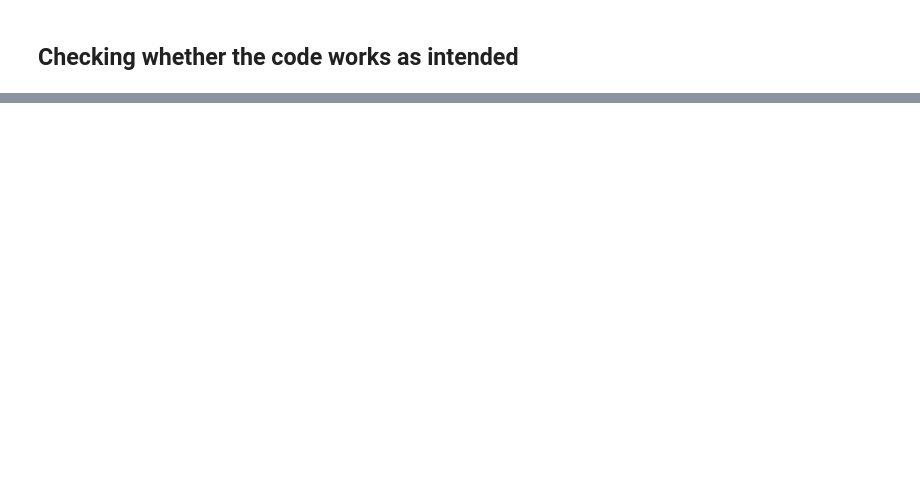
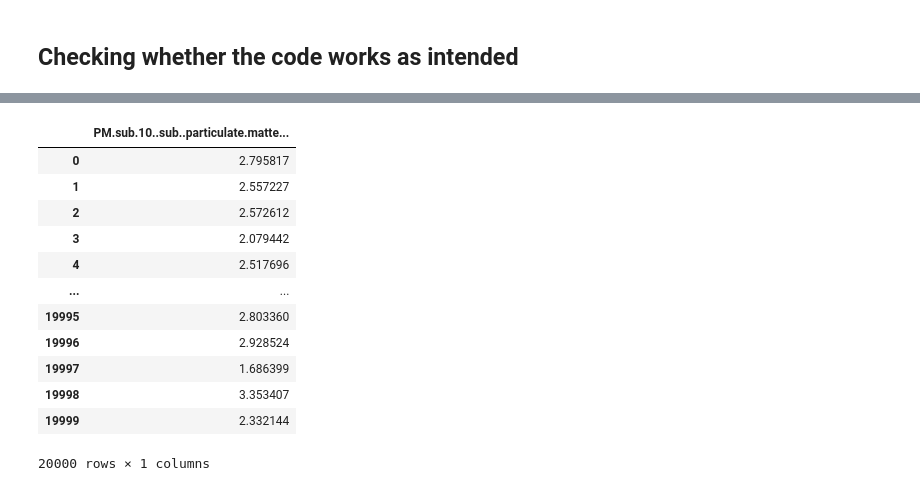
Before and after one commit to Bartosz-G/non-homogenous-data-working-repo, a Jupyter notebook: LcnExperiment.ipynb, the cells around one changed output, grey strips where cells are left out. Drawn from its saved outputs; the diff is of its cells as text; code cells hidden in the pictures; blank space fills up the shorter version.

```diff
--- a/LcnExperiment.ipynb
+++ b/LcnExperiment.ipynb
@@ -480,0 +587,16 @@ X, y, categorical_indicator, attribute_names = data_pre_processing.apply(model,
+# %%
+y
+# %% [output]
+|  | PM.sub.10..sub..particulate.matte... |
+| 0 | 2.795817 |
+| 1 | 2.557227 |
+| 2 | 2.572612 |
+| 3 | 2.079442 |
+| 4 | 2.517696 |
+| ... | ... |
+| 19995 | 2.803360 |
+| 19996 | 2.928524 |
+| 19997 | 1.686399 |
+| 19998 | 3.353407 |
+| 19999 | 2.332144 |
+20000 rows × 1 columns
```
Also changed, not shown: parts of 18 cells of this notebook, 1 other file.
